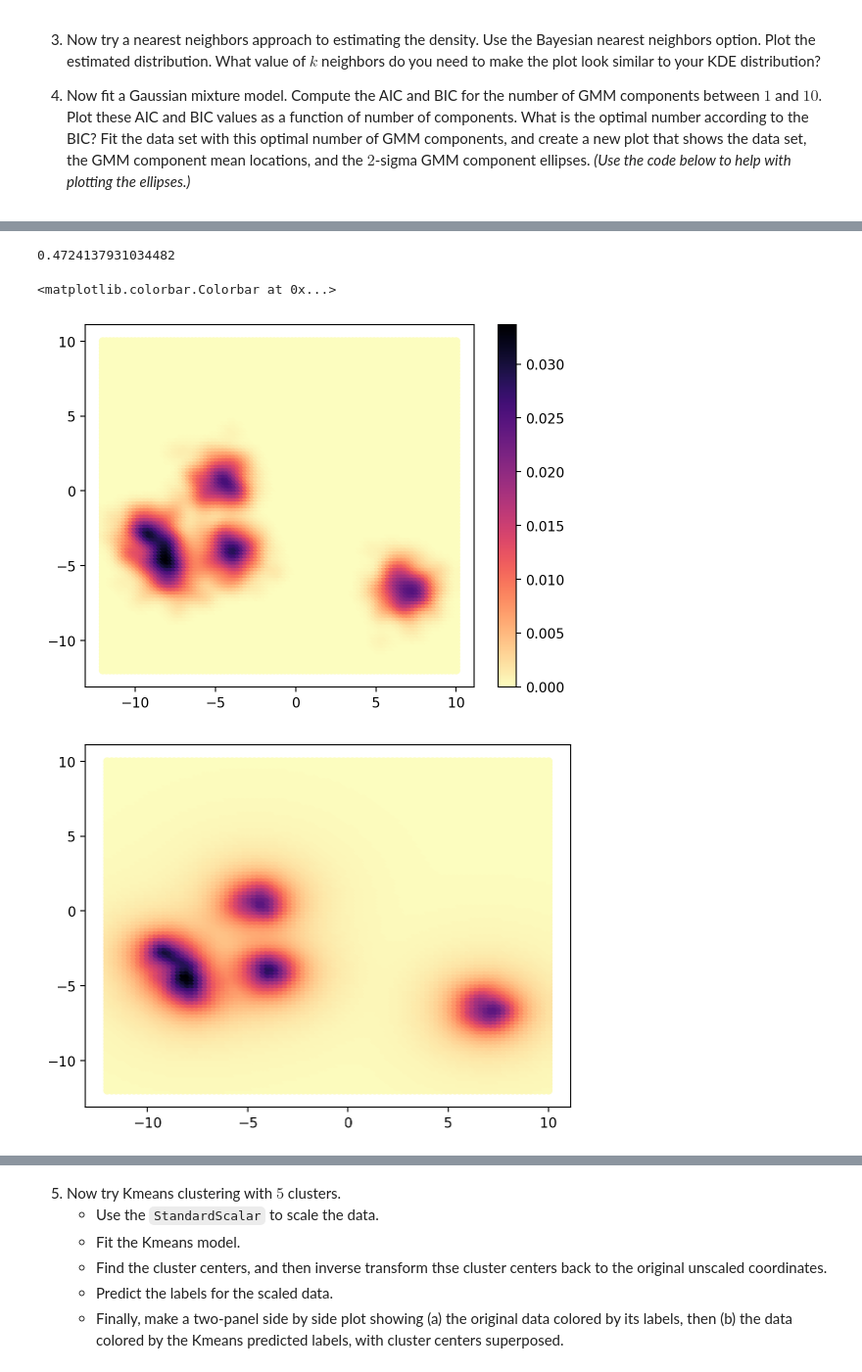
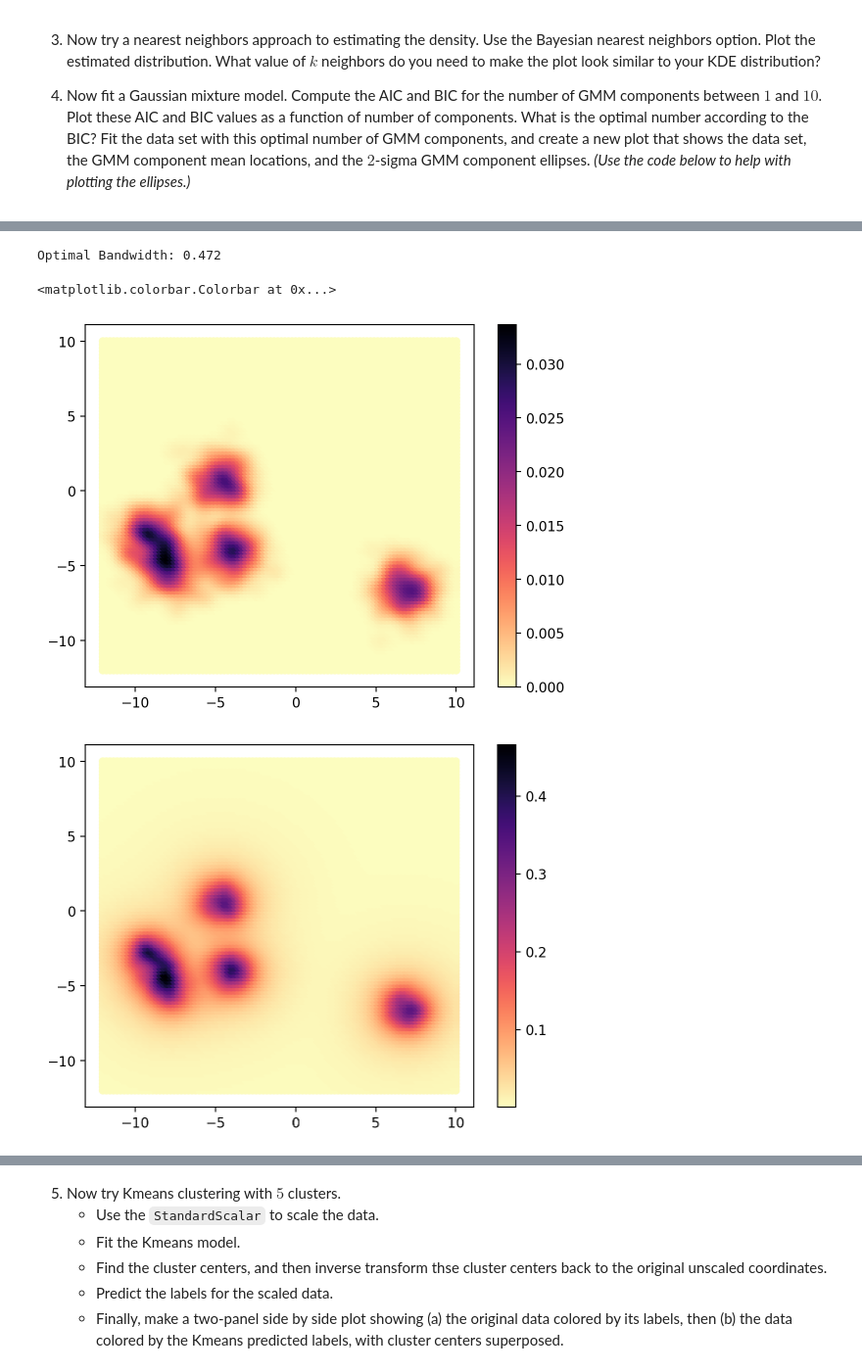
Before and after one commit to VanderbiltAstronomy/astr_8070_s25, a Jupyter notebook: coursework/student_folders/m_rizzosmith/homework/vu_astr8070_s25_hw6_mikerizzosmith.ipynb, the cells around one changed output, grey strips where cells are left out. Shown at 98% size. Drawn from its saved outputs; the diff is of its cells as text; code cells hidden in the pictures.

```diff
--- a/coursework/student_folders/m_rizzosmith/homework/vu_astr8070_s25_hw6_mikerizzosmith.ipynb
+++ b/coursework/student_folders/m_rizzosmith/homework/vu_astr8070_s25_hw6_mikerizzosmith.ipynb
@@ -42,20 +44,25 @@ NameError: name 'plt' is not defined
 # %%
-# Complete and Execute this cell to determine the bandwidth
+# MRS Borrowed code from Lecture 14
+
+# MRS Initialize the KernelDensity Package
 from sklearn.neighbors import KernelDensity
 from sklearn.model_selection import GridSearchCV
 
-bwrange = np.linspace(0.1, 1.0, 30) # Test 30 bandwidths from 0.1 to 1.0
-K = 5 # Do 5-fold cross validation
+bwrange = np.linspace(0.1, 1.0, 30) # MRS Testing 30 bandwidths from 0.1 to 1.0
+K = 5 # MRS Number K-fold cross-validation
 grid = GridSearchCV(KernelDensity(), {'bandwidth': bwrange}, cv=K) # Try each bandwidth with K-folds
-grid.fit(data[:, :2]) #Fit the histogram data that we started the lecture with.
+grid.fit(data[:, :2]) #  MRS Fit data imported in beginning.
 h_opt = grid.best_params_['bandwidth']
-print(h_opt)
+
+# MRS Print the optimal bandwidth
+print(f'Optimal Bandwidth: {h_opt:.3f}')
 
 
-
+# MRS Do the kernel density estimation of the data using the optimal bandwidth
 kde = KernelDensity(kernel='gaussian', bandwidth=h_opt)
 kde.fit(data[:, :2]) #fit the model to the data
 
+# MRS Initializing a grid to plot the 2d kernel density estimation
 u = v = np.linspace(-12,10,100)
 Xgrid = np.vstack(list(map(np.ravel, np.meshgrid(u, v)))).T
 dens = np.exp(kde.score_samples(Xgrid)) #evaluate the model on the grid
@@ -64,34 +71,38 @@ plt.scatter(Xgrid[:,0], Xgrid[:,1], c=dens,
             cmap="magma_r", edgecolor="None")
 plt.colorbar()
 # %% [output]
-0.4724137931034482
+Optimal Bandwidth: 0.472
 <matplotlib.colorbar.Colorbar at 0x...>
 [figure]
 # %%
+# MRS Again borrowing and adapting some code from Lecture 14
+
+# MRS Initializing Nearest Neighbors package
 from astroML.density_estimation import KNeighborsDensity
+
+# MRS Played around with a number of different k values
 k = 80 #Number of neighbors
 # Compute density with Bayesian nearest neighbors
 nbrs = KNeighborsDensity('bayesian', n_neighbors=k)
 nbrs.fit(data[:, :2])
 
+# MRS Again initialize a 2D grid for visualizeing nearest neighbors estimation
 u = v = np.linspace(-12,10,100)
 Xgrid = np.vstack(list(map(np.ravel, np.meshgrid(u, v)))).T
-vals = nbrs.eval(Xgrid)
-vals = vals.reshape(100, 100)  # Reshape to match the grid shape
 
-# Plotting
+# MRS evaluate on the xgrid
+vals = nbrs.eval(Xgrid) / 80
+vals = vals.reshape(100, 100)
 
 plt.scatter(Xgrid[:,0], Xgrid[:,1], c=vals,
             cmap="magma_r", edgecolor="None")
 
-#plt.contourf(u, v, vals, cmap='Blues', levels=20)
-#plt.scatter(data[:, 0], data[:, 1], c='red', s=5, alpha=0.5)
-
+plt.colorbar()
 plt.show()
 
-# K = 100 seems to look like the KDE
+# K = 80 seems to look like the KDE
 # %% [output]
-[figure, old version]
+[figure, new version]
 # %%
 # Kludge to fix the bug with draw_ellipse in astroML
 from matplotlib.patches import Ellipse
```
Also changed, not shown: parts of 6 cells of this notebook.
